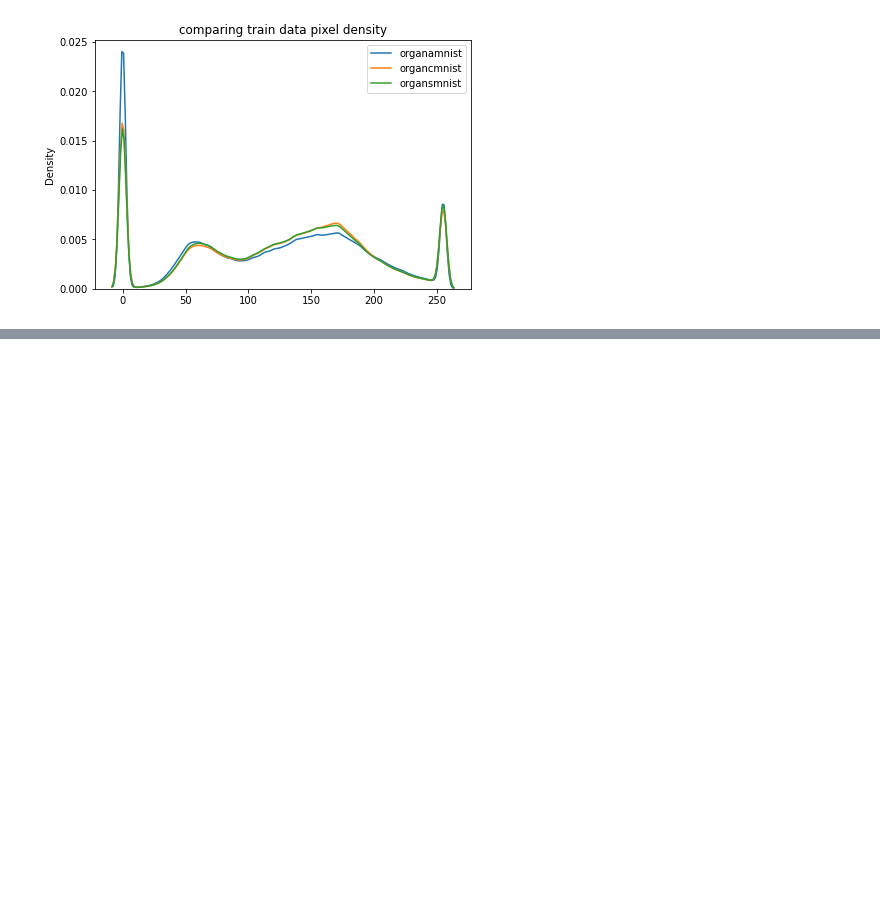
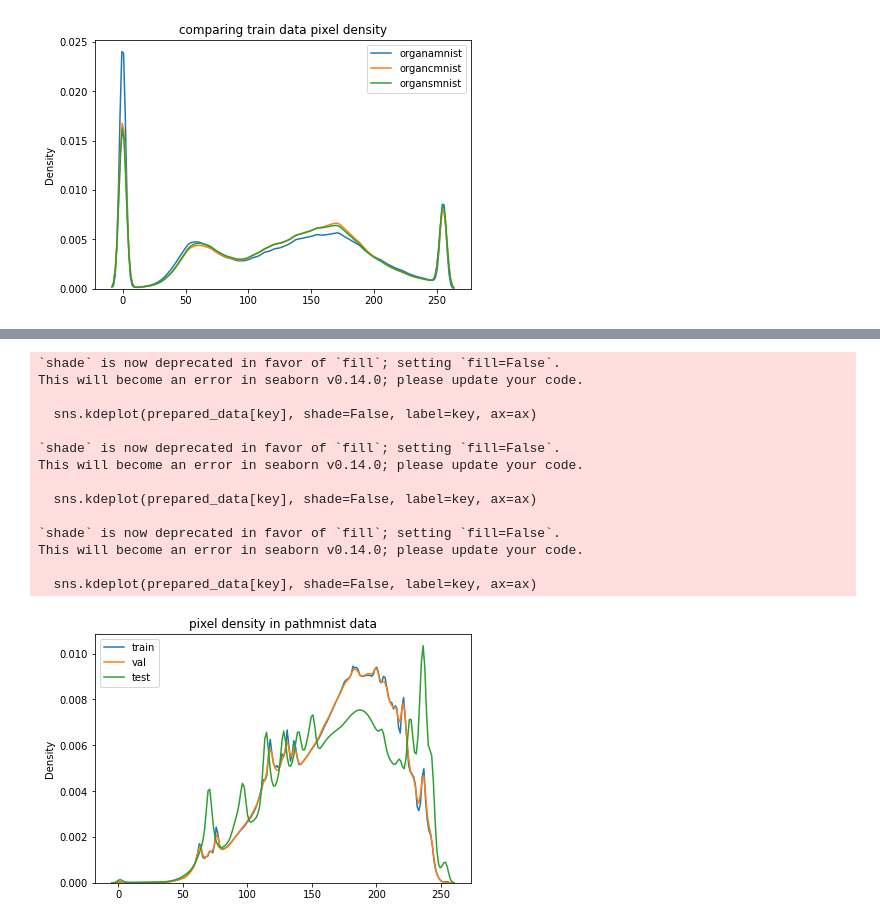
Before and after one commit to yasmine-mk/MedMNIST-useful-analysis, a Jupyter notebook: pixel_density.ipynb, the cells around one changed output, grey strips where cells are left out. Drawn from its saved outputs; the diff is of its cells as text; code cells hidden in the pictures; blank space fills up the shorter version.

Commit message:
added train test val density

```diff
--- a/pixel_density.ipynb
+++ b/pixel_density.ipynb
@@ -145,0 +148,17 @@ This will become an error in seaborn v0.14.0; please update your code.
+# %%
+# choose the dataset here
+ds_name = "pathmnist"
+#choose split type : train / test / val
+split = ["train","val","test"]
+# for plotting later
+prepared_data ={}
+labels = []
+# %%
+#preparing each dataset for plotting
+assert ds_name in ["pathmnist", "chestmnist", "dermamnist", "octmnist", "pneumoniamnist", "retinamnist", "breastmnist", "bloodmnist",
+     "tissuemnist", "organamnist", "organcmnist", "organsmnist"], "Dataset's name is not correct"
+for split_type in split:
+    dataclass = getattr(medmnist, medmnist.INFO[ds_name]["python_class"])
+    data_ = dataclass(split=split_type, download=True)
+    prepared_data_ = data_.imgs.reshape(-1)
+    prepared_data[split_type] = prepared_data_
@@ -145,0 +169,30 @@ This will become an error in seaborn v0.14.0; please update your code.
+# %%
+# Create a single subplot
+fig, ax = plt.subplots(layout='constrained')
+
+# Plot the kde plots and pass the labels to the label parameter
+for key in prepared_data.keys():
+    sns.kdeplot(prepared_data[key], shade=False, label=key, ax=ax)
+
+# Add a legend to the plot
+ax.set_title("pixel density in {} data".format(ds_name))
+ax.legend()
+
+# Show the plot
+plt.show()
+# %% [output]
+`shade` is now deprecated in favor of `fill`; setting `fill=False`.
+This will become an error in seaborn v0.14.0; please update your code.
+
+  sns.kdeplot(prepared_data[key], shade=False, label=key, ax=ax)
+
+`shade` is now deprecated in favor of `fill`; setting `fill=False`.
+This will become an error in seaborn v0.14.0; please update your code.
+
+  sns.kdeplot(prepared_data[key], shade=False, label=key, ax=ax)
+
+`shade` is now deprecated in favor of `fill`; setting `fill=False`.
+This will become an error in seaborn v0.14.0; please update your code.
+
+  sns.kdeplot(prepared_data[key], shade=False, label=key, ax=ax)
+[figure, added]
```
Also changed, not shown: parts of 3 cells of this notebook.
